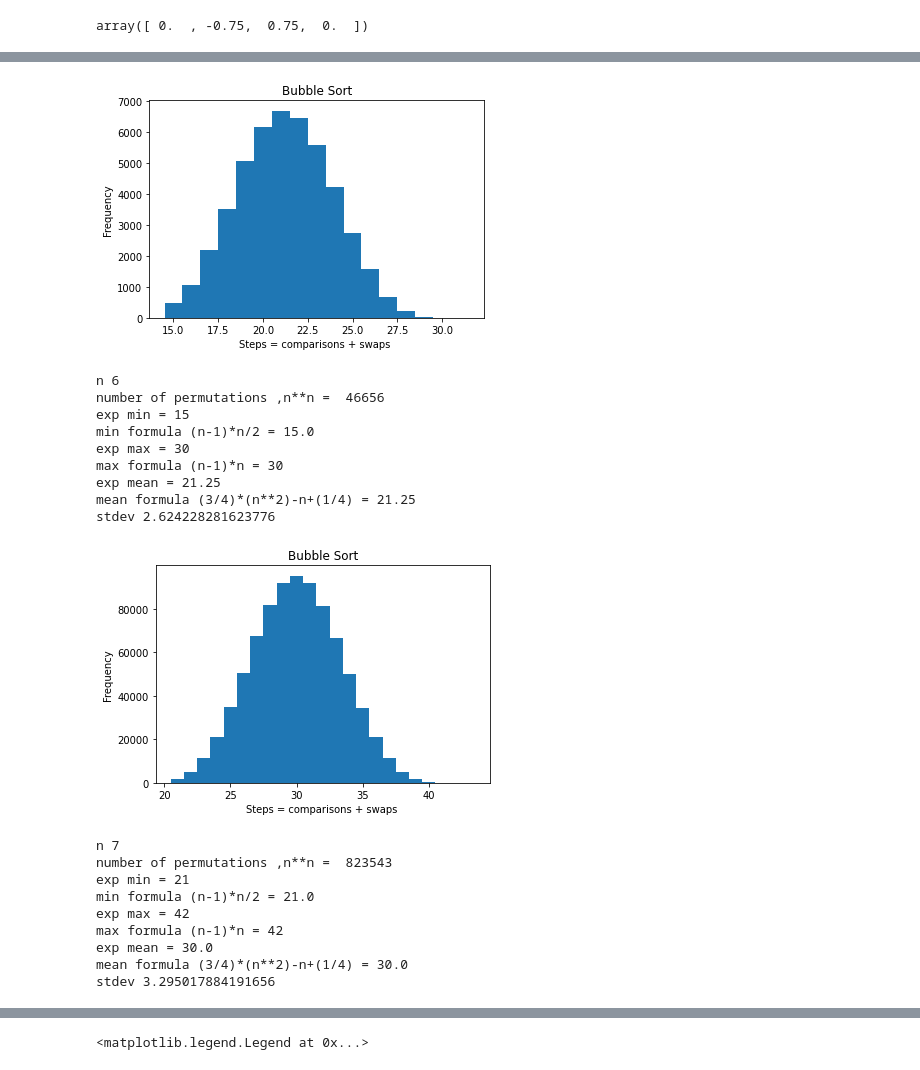
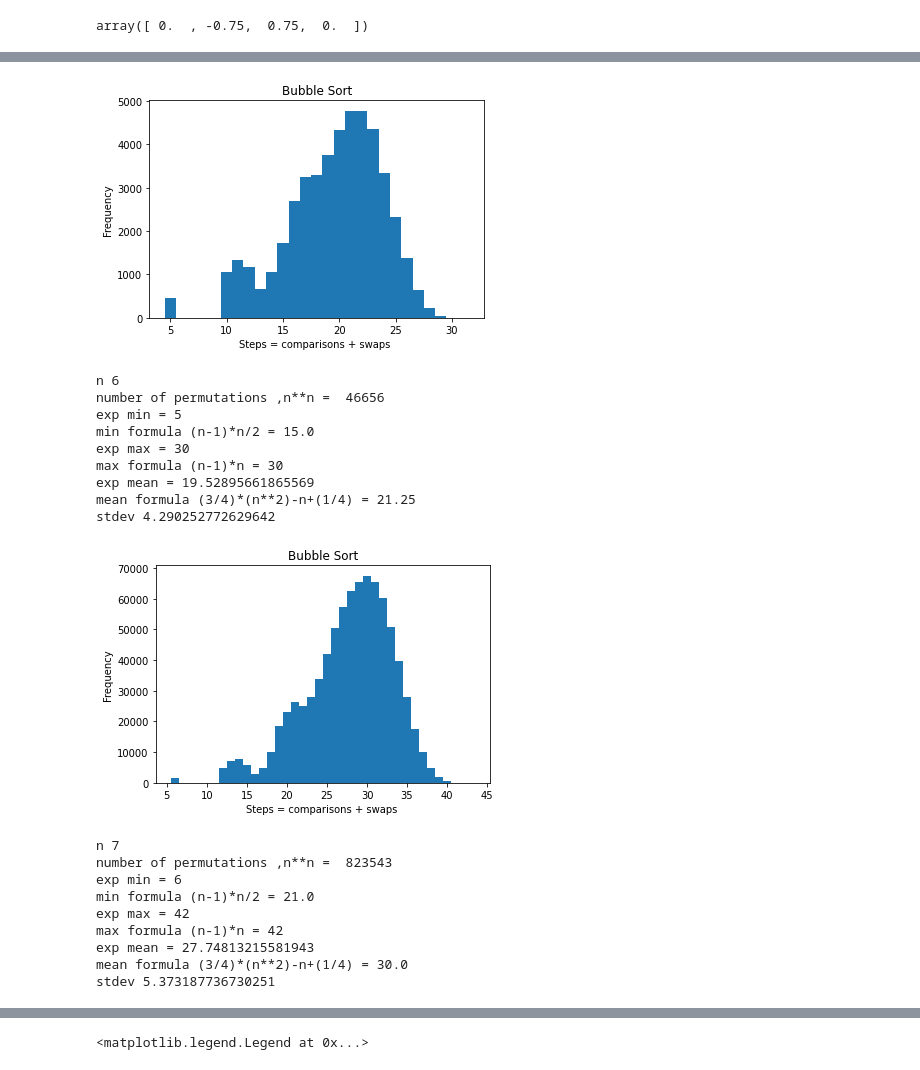
Before and after one commit to jebalseroo/AlgorithmsUN2021II, a Jupyter notebook: Lab9/BubbleSortOptDistributionWithoutRepGroup4.ipynb, the cells around one changed output, grey strips where cells are left out. Saved outputs shown, nothing was run; the diff lists cells and outputs as text; code cells hidden in the pictures.

```diff
--- a/Lab9/BubbleSortOptDistributionWithoutRepGroup4.ipynb
+++ b/Lab9/BubbleSortOptDistributionWithoutRepGroup4.ipynb
@@ -642,7 +642,7 @@ times =  []
 # Print the obtained permutations
 for i in list(perm):
     i = list(i)
-    times.append(bubbleSort(i))
+    times.append(OptimizedBubbleSort(i))
 
 b = np.array(range(min(times)-1,max(times)+2) ) +0.5
 plt.hist(times,bins=b)
@@ -683,7 +683,7 @@ times =  []
 # Print the obtained permutations
 for i in list(perm):
     i = list(i)
-    times.append(bubbleSort(i))
+    times.append(OptimizedBubbleSort(i))
 
 b = np.array(range(min(times)-1,max(times)+2) ) +0.5
 plt.hist(times,bins=b)
@@ -724,7 +724,7 @@ times =  []
 # Print the obtained permutations
 for i in list(perm):
     i = list(i)
-    times.append(bubbleSort(i))
+    times.append(OptimizedBubbleSort(i))
 
 b = np.array(range(min(times)-1,max(times)+2) ) +0.5
 plt.hist(times,bins=b)
@@ -765,7 +765,7 @@ times =  []
 # Print the obtained permutations
 for i in list(perm):
     i = list(i)
-    times.append(bubbleSort(i))
+    times.append(OptimizedBubbleSort(i))
 
 b = np.array(range(min(times)-1,max(times)+2) ) +0.5
 plt.hist(times,bins=b)
@@ -784,57 +784,57 @@ print("exp mean =",np.mean(times))
 print("mean formula (3/4)*(n**2)-n+(1/4) =",(3/4)*(n**2)-n+(1/4))
 print("stdev",np.std(times))
 # %% [output]
-[figure, old version]
+[figure, new version]
 n 6
 number of permutations ,n**n =  46656
-exp min = 15
+exp min = 5
 min formula (n-1)*n/2 = 15.0
 exp max = 30
 max formula (n-1)*n = 30
-exp mean = 21.25
+exp mean = 19.52895661865569
 mean formula (3/4)*(n**2)-n+(1/4) = 21.25
-stdev 2.624228281623776
+stdev 4.290252772629642
 # %%
 from itertools import product
 import matplotlib.pyplot as plt
 import numpy as np
 
 n = 7
 perm = product(range(1,n+1), repeat = n)
 
 times =  []
 # Print the obtained permutations
 for i in list(perm):
     i = list(i)
-    times.append(bubbleSort(i))
+    times.append(OptimizedBubbleSort(i))
 
 b = np.array(range(min(times)-1,max(times)+2) ) +0.5
 plt.hist(times,bins=b)
 plt.title("Bubble Sort")
 plt.xlabel("Steps = comparisons + swaps ")
 plt.ylabel("Frequency")
 plt.show()
 
 print("n",n)
 print("number of permutations ,n**n = ",n**n)
 print("exp min =",min(times))
 print("min formula (n-1)*n/2 =",(n-1)*n/2)
 print("exp max =",max(times))
 print("max formula (n-1)*n =",(n-1)*n)
 print("exp mean =",np.mean(times))
 print("mean formula (3/4)*(n**2)-n+(1/4) =",(3/4)*(n**2)-n+(1/4))
 print("stdev",np.std(times))
 # %% [output]
-[figure, old version]
+[figure, new version]
 n 7
 number of permutations ,n**n =  823543
-exp min = 21
+exp min = 6
 min formula (n-1)*n/2 = 21.0
 exp max = 42
 max formula (n-1)*n = 42
-exp mean = 30.0
+exp mean = 27.74813215581943
 mean formula (3/4)*(n**2)-n+(1/4) = 30.0
-stdev 3.295017884191656
+stdev 5.373187736730251
 # %%
 from itertools import product
 import matplotlib.pyplot as plt
```
Also changed, not shown: parts of 17 cells of this notebook.
